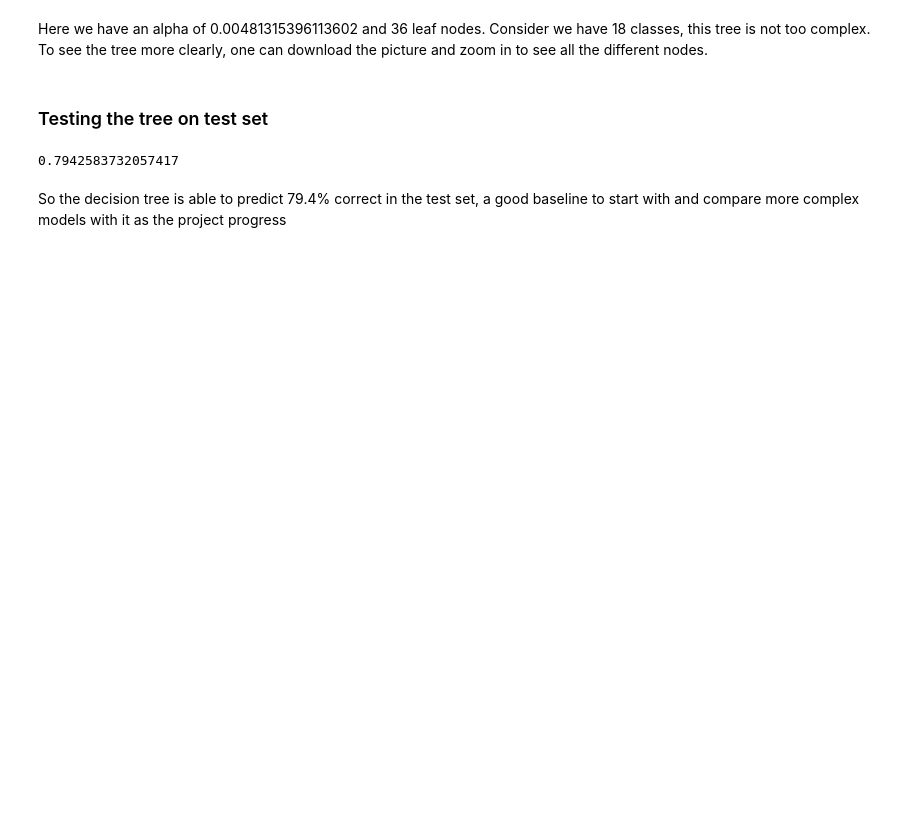
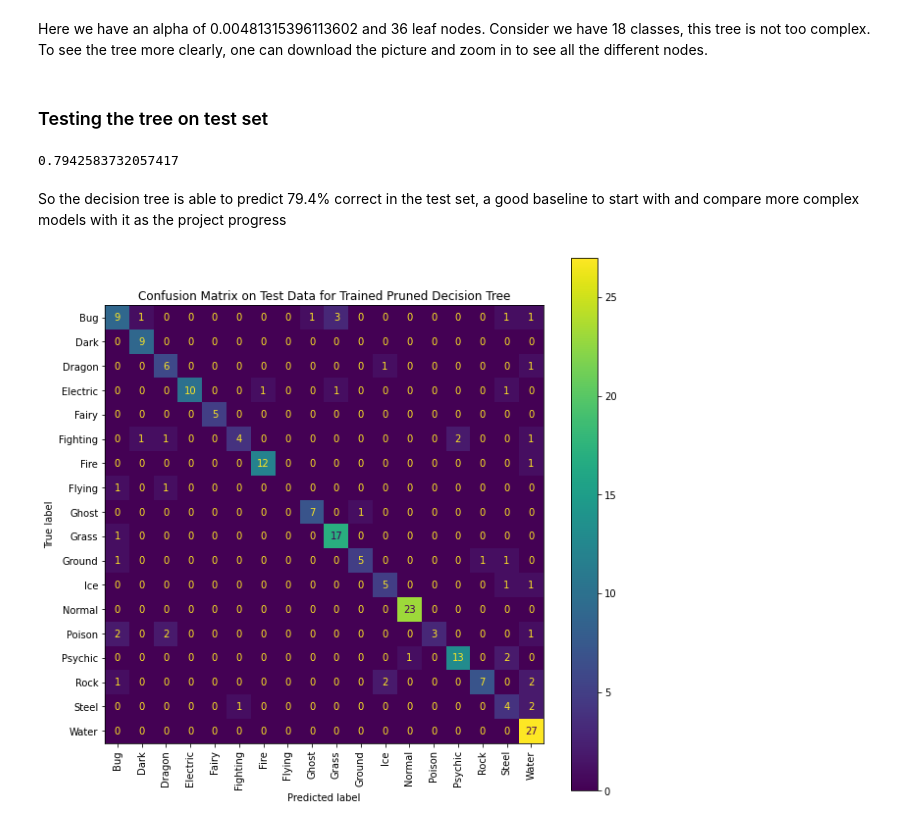
Before and after one commit to xujustinj/pokemon-type-classification, a Jupyter notebook: Build_Decision_Tree.ipynb, the cells around one changed output. Drawn from its saved outputs; the diff is of its cells as text; code cells hidden in the pictures; blank space fills up the shorter version.

```diff
--- a/Build_Decision_Tree.ipynb
+++ b/Build_Decision_Tree.ipynb
@@ -253,3 +255,15 @@ print(clf_pruned.score(X_test, y_test))
 0.7942583732057417
 # %% [markdown]
 So the decision tree is able to predict 79.4% correct in the test set, a good baseline to start with and compare more complex models with it as the project progress
+# %%
+predictions = clf_pruned.predict(X_test)
+cm = confusion_matrix(y_test, predictions, labels=clf_pruned.classes_)
+display = ConfusionMatrixDisplay(confusion_matrix=cm,
+                              display_labels=clf_pruned.classes_)
+
+plt.rcParams['figure.figsize'] = [10, 10]
+display.plot(xticks_rotation='vertical')
+plt.title("Confusion Matrix on Test Data for Trained Pruned Decision Tree")
+plt.show()
+# %% [output]
+[figure, added]
```
Also changed, not shown: parts of 4 cells of this notebook, 1 other file.
